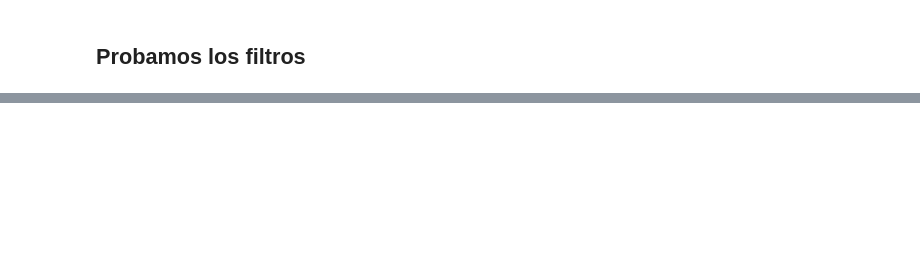
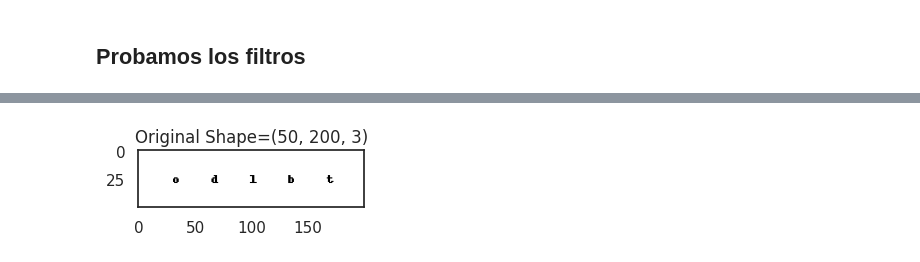
Before and after one commit to cabamarcos/Captcha_recognition, a Jupyter notebook: IAO.ipynb, the cells around one changed output, grey strips where cells are left out. Cells and saved outputs as stored; diff of their text form; code cells hidden in the pictures; blank space fills up the shorter version.

```diff
--- a/IAO.ipynb
+++ b/IAO.ipynb
@@ -1134,0 +1243,15 @@ print("Accuracy is",t/len(images))
+# %%
+# Ruta de la imagen PNG
+img_path = Path('Faltantes/Nuevos2/odlbt.png')
+
+# Cargar la imagen
+img = cv2.imread(str(img_path))
+
+# Mostrar la imagen original
+plt.subplot(1, 2, 1)
+plt.imshow(img)
+plt.title('Original Shape=' + str(img.shape))
+
+plt.show()
+# %% [output]
+[figure, added]
```
Also changed, not shown: parts of 13 cells of this notebook.
